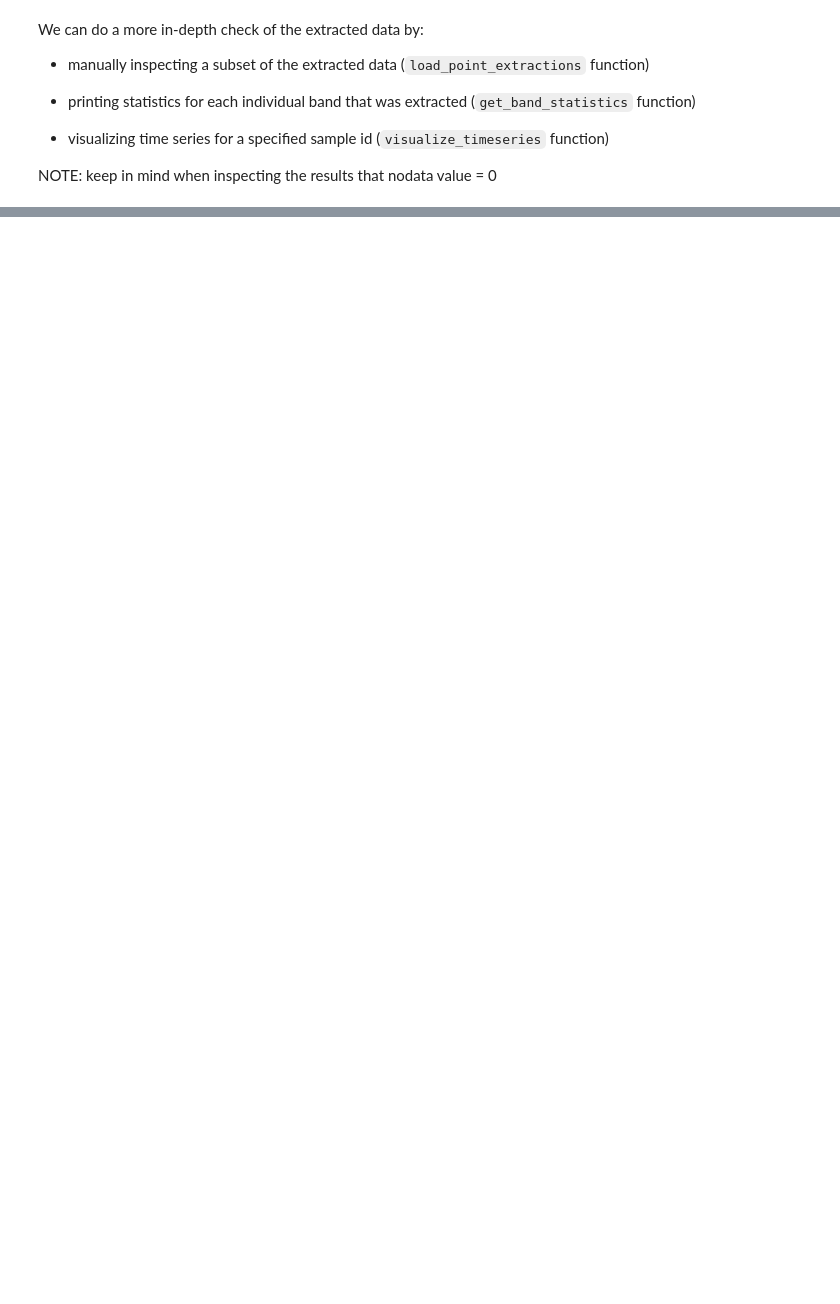
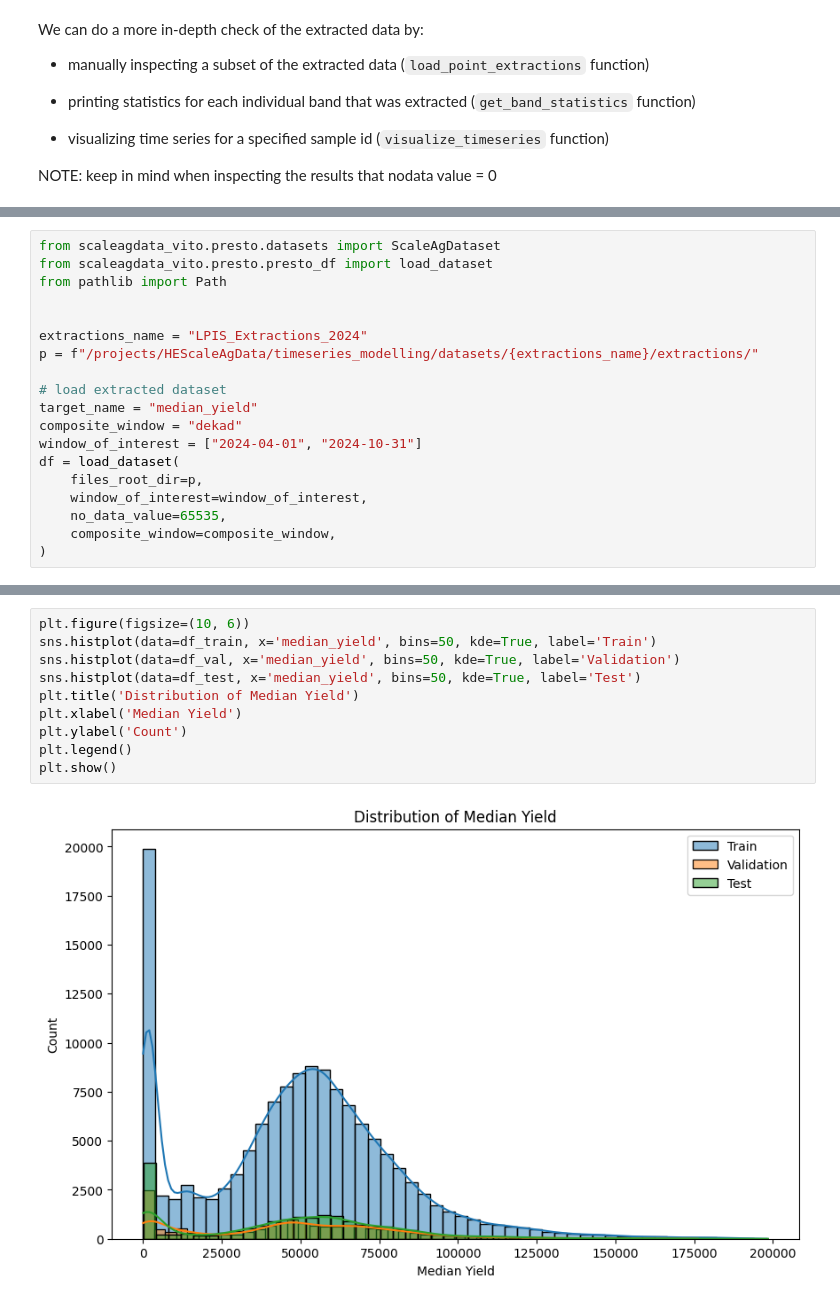
Before and after one commit to ScaleAGData/scaleag-vito, a Jupyter notebook: notebooks/data_investigation.ipynb, the cells around one changed output, grey strips where cells are left out. Drawn from its saved outputs; the diff is of its cells as text; blank space fills up the shorter version.

```diff
--- a/notebooks/data_investigation.ipynb
+++ b/notebooks/data_investigation.ipynb
@@ -141,0 +127,19 @@ visualize_timeseries(gdf, sample_id="3089TIN")
+# %%
+from scaleagdata_vito.presto.datasets import ScaleAgDataset
+from scaleagdata_vito.presto.presto_df import load_dataset
+from pathlib import Path
+
+
+extractions_name = "LPIS_Extractions_2024"
+p = f"/projects/HEScaleAgData/timeseries_modelling/datasets/{extractions_name}/extractions/"
+
+# load extracted dataset
+target_name = "median_yield"
+composite_window = "dekad"
+window_of_interest = ["2024-04-01", "2024-10-31"]
+df = load_dataset(
+    files_root_dir=p,
+    window_of_interest=window_of_interest,
+    no_data_value=65535,
+    composite_window=composite_window,
+)
@@ -141,0 +242,12 @@ visualize_timeseries(gdf, sample_id="3089TIN")
+# %%
+plt.figure(figsize=(10, 6))
+sns.histplot(data=df_train, x='median_yield', bins=50, kde=True, label='Train')
+sns.histplot(data=df_val, x='median_yield', bins=50, kde=True, label='Validation')
+sns.histplot(data=df_test, x='median_yield', bins=50, kde=True, label='Test')
+plt.title('Distribution of Median Yield')
+plt.xlabel('Median Yield')
+plt.ylabel('Count')
+plt.legend()
+plt.show()
+# %% [output]
+[figure, added]
```
Also changed, not shown: parts of 18 cells of this notebook.
